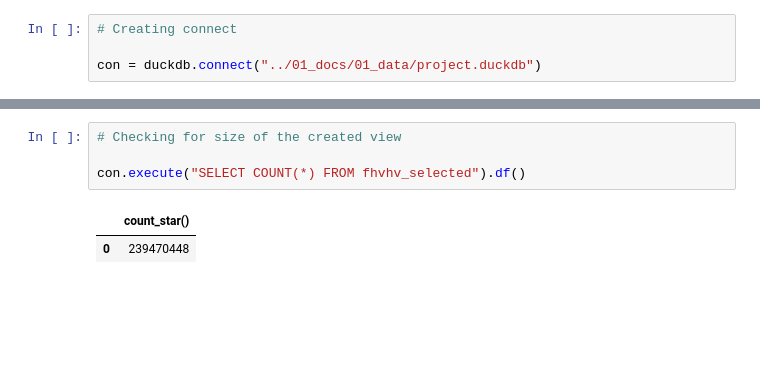
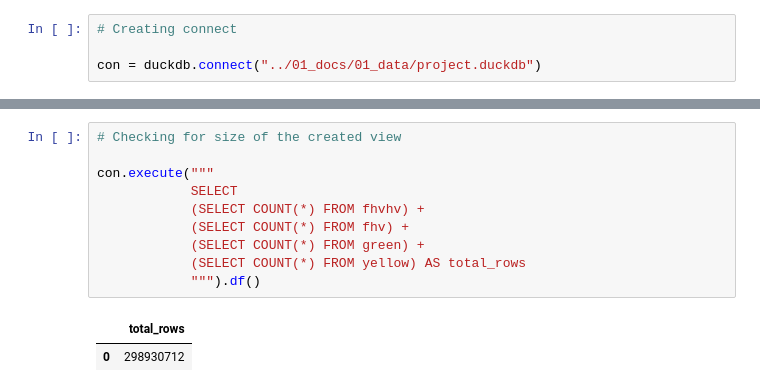
Before and after one commit to 4ct1o/nyc-tlc-interactive-heatmap, a Jupyter notebook: 02_notebooks/00_data_loading_cleaning.ipynb, the cells around one changed output, grey strips where cells are left out. Saved outputs shown, nothing was run; the diff lists cells and outputs as text; blank space fills up the shorter version.

```diff
--- a/02_notebooks/00_data_loading_cleaning.ipynb
+++ b/02_notebooks/00_data_loading_cleaning.ipynb
@@ -98,10 +163,16 @@ con.execute("""
 # %%
 # Checking for size of the created view
 
-con.execute("SELECT COUNT(*) FROM fhvhv_selected").df()
+con.execute("""
+            SELECT
+            (SELECT COUNT(*) FROM fhvhv) +
+            (SELECT COUNT(*) FROM fhv) +
+            (SELECT COUNT(*) FROM green) +
+            (SELECT COUNT(*) FROM yellow) AS total_rows
+            """).df()
 # %% [output]
-|  | count_star() |
-| 0 | 239470448 |
+|  | total_rows |
+| 0 | 298930712 |
 # %%
 # Checking features of the created view
 
```
Also changed, not shown: parts of 31 cells of this notebook, 1 other file.
